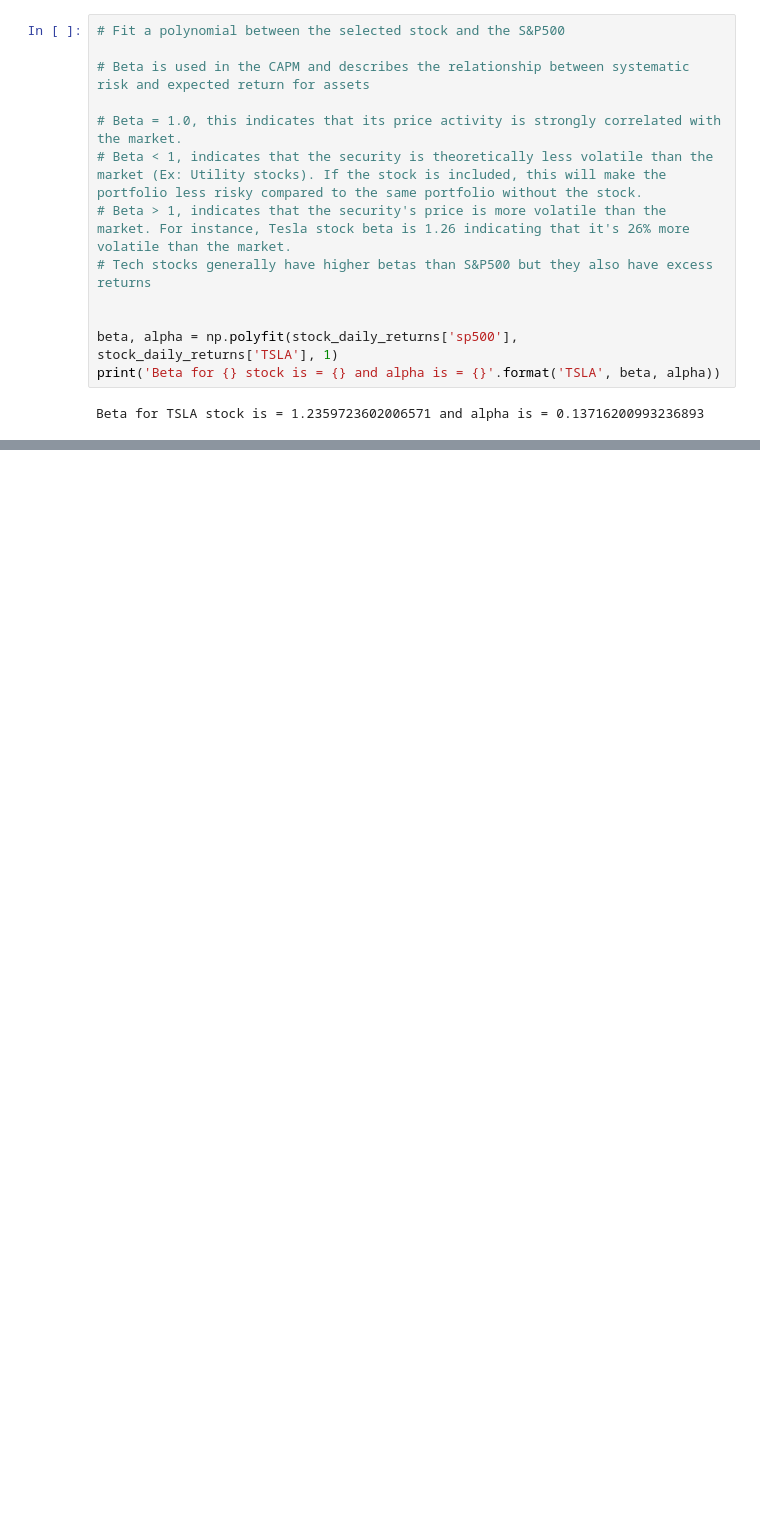
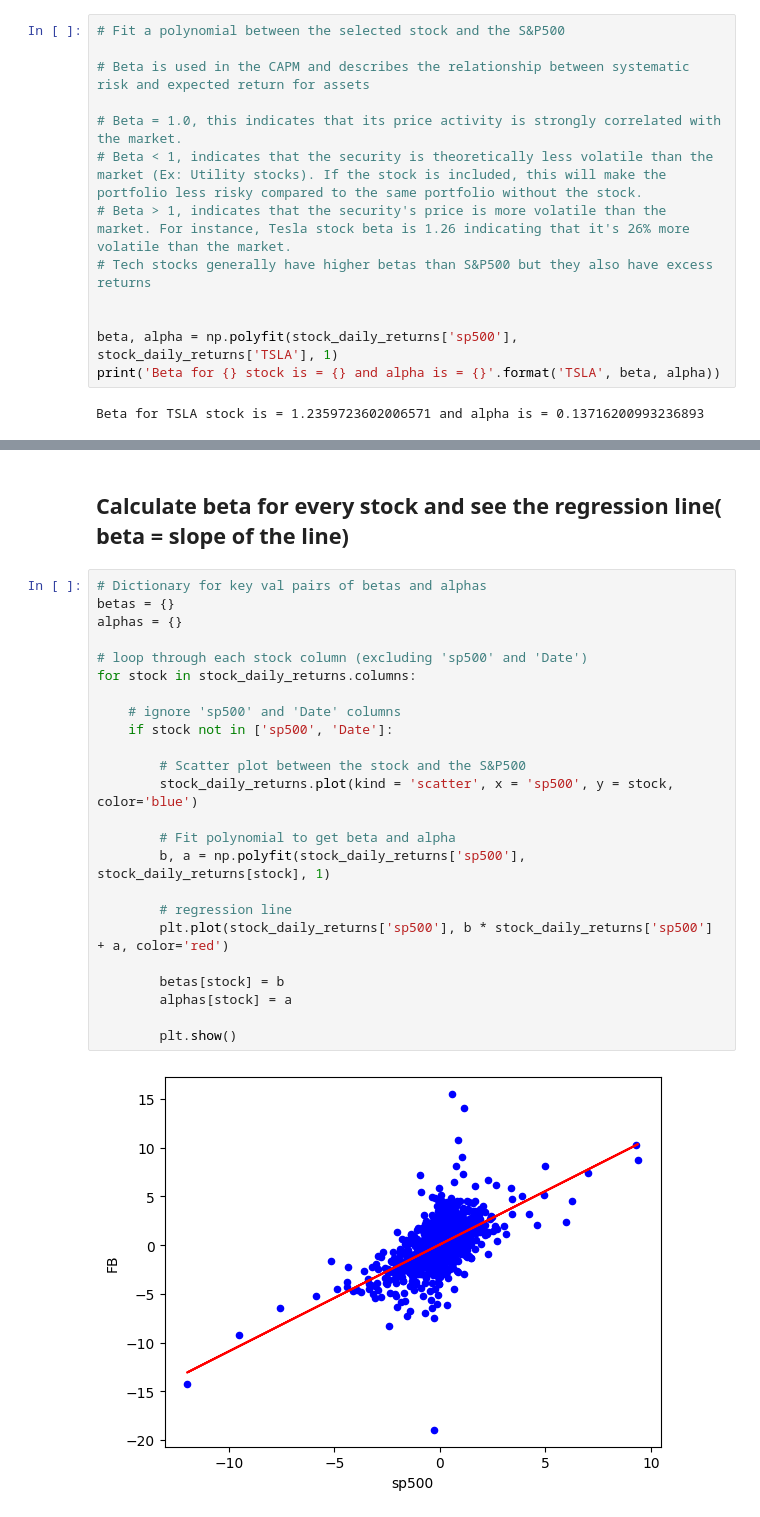
Before and after one commit to saimonemon46/ML_Projects, a Jupyter notebook: Stock_Price_Prediction/price.ipynb, the cells around one changed output, grey strips where cells are left out. Drawn from its saved outputs; the diff is of its cells as text; blank space fills up the shorter version.

```diff
--- a/Stock_Price_Prediction/price.ipynb
+++ b/Stock_Price_Prediction/price.ipynb
@@ -193,0 +263,28 @@ Beta for TSLA stock is = 1.2359723602006571 and alpha is = 0.13716200993236893
+# %% [markdown]
+## Calculate beta for every stock and see the regression line( beta = slope of the line)
+# %%
+# Dictionary for key val pairs of betas and alphas
+betas = {}
+alphas = {}
+
+# loop through each stock column (excluding 'sp500' and 'Date')
+for stock in stock_daily_returns.columns:
+
+    # ignore 'sp500' and 'Date' columns
+    if stock not in ['sp500', 'Date']:
+
+        # Scatter plot between the stock and the S&P500
+        stock_daily_returns.plot(kind = 'scatter', x = 'sp500', y = stock, color='blue')
+
+        # Fit polynomial to get beta and alpha
+        b, a = np.polyfit(stock_daily_returns['sp500'], stock_daily_returns[stock], 1)
+
+        # regression line
+        plt.plot(stock_daily_returns['sp500'], b * stock_daily_returns['sp500'] + a, color='red')
+
+        betas[stock] = b
+        alphas[stock] = a
+
+        plt.show()
+# %% [output]
+[figure, added]
```
Also changed, not shown: parts of 17 cells of this notebook.
